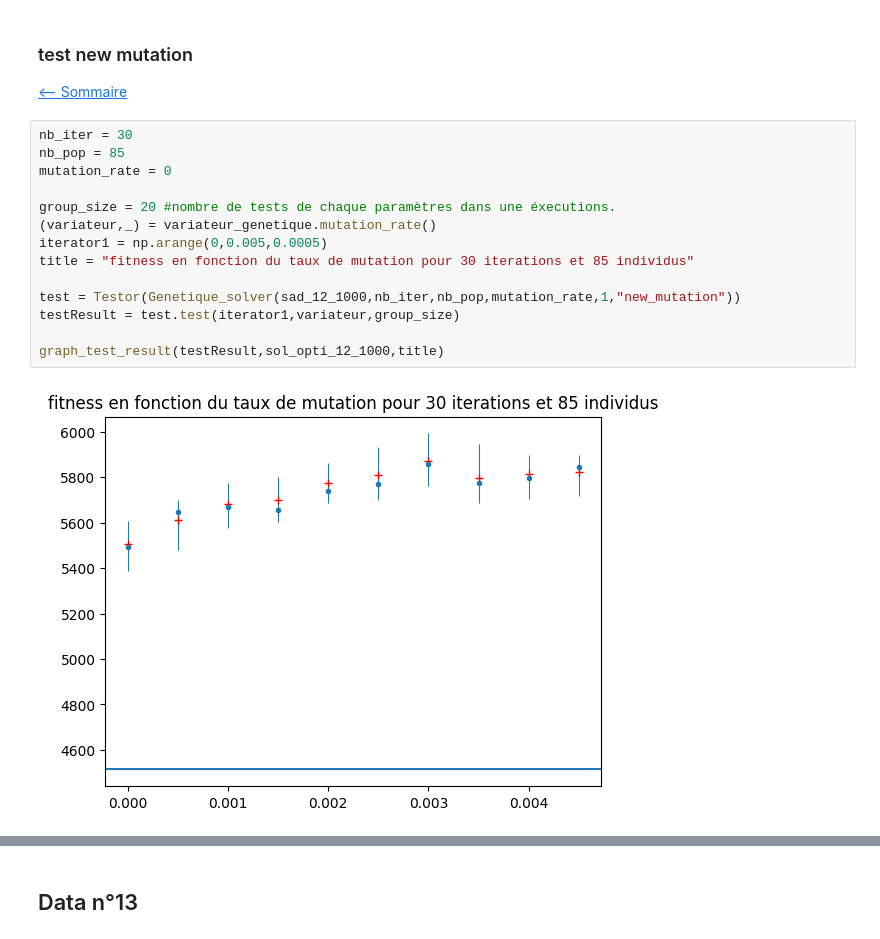
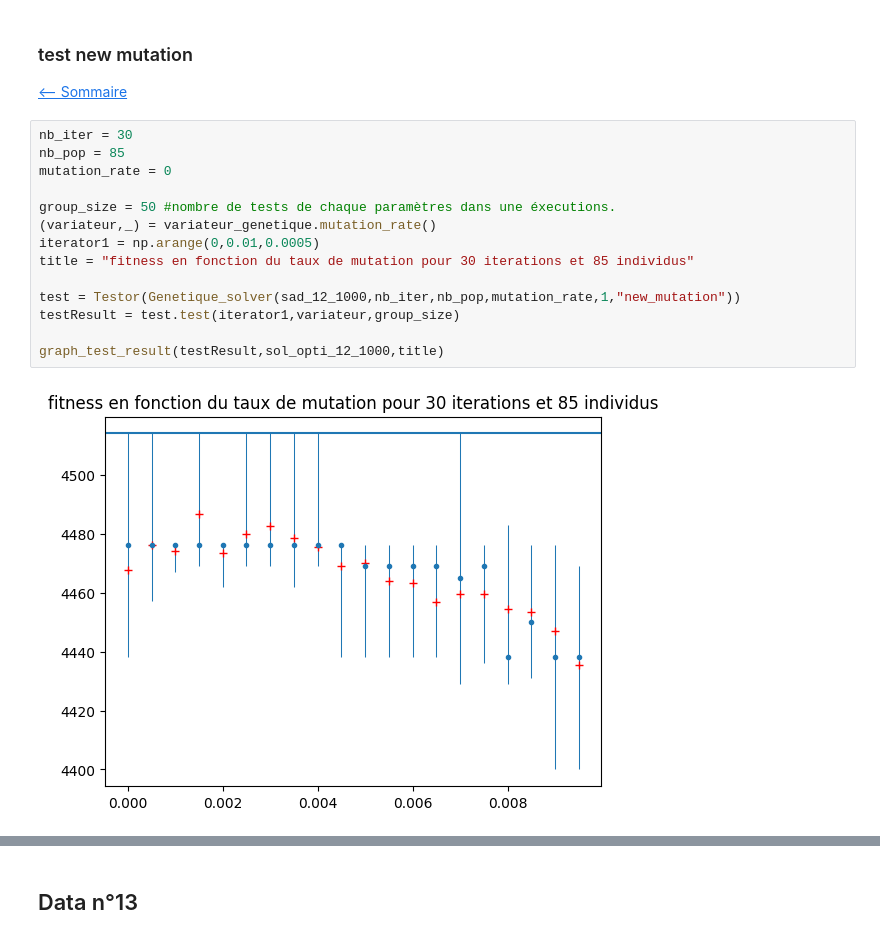
Before and after one commit to Blova-TB/S8_Knapsack, a Jupyter notebook: Genetique_generation_graph.ipynb, the cells around one changed output, grey strips where cells are left out. Cells and saved outputs as stored; diff of their text form.

```diff
--- a/Genetique_generation_graph.ipynb
+++ b/Genetique_generation_graph.ipynb
@@ -616,16 +616,16 @@ fitness moyenne : 4464.91
 # %%
 nb_iter = 30
 nb_pop = 85
 mutation_rate = 0
 
-group_size = 20 #nombre de tests de chaque paramètres dans une éxecutions.
+group_size = 50 #nombre de tests de chaque paramètres dans une éxecutions.
 (variateur,_) = variateur_genetique.mutation_rate()
-iterator1 = np.arange(0,0.005,0.0005)
+iterator1 = np.arange(0,0.01,0.0005)
 title = "fitness en fonction du taux de mutation pour 30 iterations et 85 individus"
 
 test = Testor(Genetique_solver(sad_12_1000,nb_iter,nb_pop,mutation_rate,1,"new_mutation"))
 testResult = test.test(iterator1,variateur,group_size)
 
 graph_test_result(testResult,sol_opti_12_1000,title)
 # %% [output]
-[figure, old version]
+[figure, new version]
```
Also changed, not shown: parts of 1 cell of this notebook, 1 other file.
